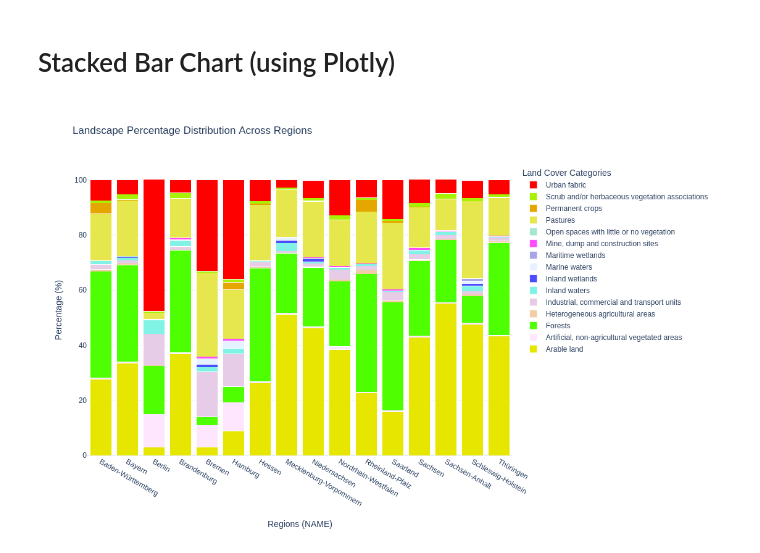
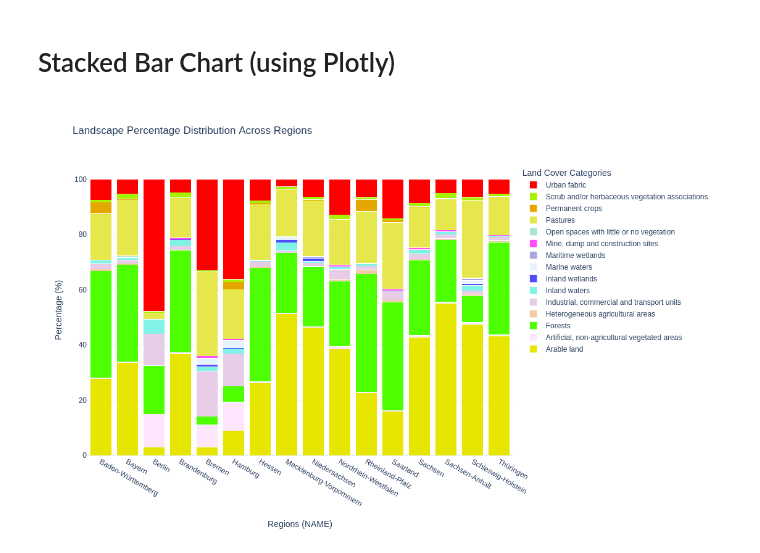
Before and after one commit to Nimrod51/landcover-zonal-statistics, a Jupyter notebook: Landcover Zonal Statistics.ipynb, the cells around one changed output. Drawn from its saved outputs; the diff is of its cells as text; code cells hidden in the pictures.

Commit message:
group into functions

```diff
--- a/Landcover Zonal Statistics.ipynb
+++ b/Landcover Zonal Statistics.ipynb
@@ -38,20 +42,15 @@ histogram_columns = [col for col in zonal_histogram.columns if col.startswith("H
 # %%
 # Transpose and keep 'NAME' for context
 zonal_histogram_long = zonal_histogram.melt(
-    id_vars=["NAME"],
-    value_vars=histogram_columns,
-    var_name="HISTO",
-    value_name="PixelCount"
-)
+    id_vars=["NAME"], value_vars=histogram_columns, var_name="HISTO", value_name="PixelCount")
 # %%
 # Extract the numeric part of HISTO (e.g., HISTO_1 -> 1)
 zonal_histogram_long["GRID_CODE"] = zonal_histogram_long["HISTO"].str.extract(r"HISTO_(\d+)").astype(int)
 # %%
-# Merge the legend to include all labels
+# Merge with CLC Legend
 zonal_histogram_long = zonal_histogram_long.merge(
     clc_legend[["GRID_CODE", "LABEL1", "LABEL2", "LABEL3"]],
-    how="left",
-    on="GRID_CODE"
+    how="left", on="GRID_CODE"
 )
 # %%
 zonal_histogram_long.head()
@@ -70,12 +70,8 @@ The CORINE dataset has generally three aggregation levels, ranging from `LABEL1
 selected_label = "LABEL2"  # Change to LABEL2 or LABEL3 as needed
 zonal_histogram_long["SelectedLabel"] = zonal_histogram_long[selected_label]
 # %%
-# Aggregation (Using SelectedLabel)
-aggregated_data = (
-    zonal_histogram_long
-    .groupby(["NAME", "SelectedLabel"], as_index=False)
-    .agg({"PixelCount": "sum"})
-)
+# Step 4: Aggregate Data
+aggregated_data = zonal_histogram_long.groupby(["NAME", "SelectedLabel"], as_index=False).agg({"PixelCount": "sum"})
 # %%
 # Drop records where PixelCount is 0
 aggregated_data = aggregated_data[aggregated_data["PixelCount"] > 0]
@@ -237,56 +188,39 @@ plt.show()
 # %% [markdown]
 # Stacked Bar Chart (using Plotly)
 # %%
-import pandas as pd
-import plotly.graph_objects as go
+# Step 8: Plot Stacked Bar Chart (Plotly)
+def plot_stacked_bar_chart_plotly(aggregated_data, clc_legend, selected_label):
+    unique_labels = aggregated_data["SelectedLabel"].unique()
+    filtered_legend = clc_legend[clc_legend[selected_label].isin(unique_labels)]
 
-# Step 1: Ensure `PixelPercentage` exists
-if "PixelPercentage" not in aggregated_data.columns:
-    total_pixels_by_region = aggregated_data.groupby("NAME")["PixelCount"].transform("sum")
-    aggregated_data["PixelPercentage"] = (aggregated_data["PixelCount"] / total_pixels_by_region) * 100
+    def parse_rgb(rgb_str):
+        return f"rgb({','.join(rgb_str.split('-'))})"
 
-# Step 2: Filter `filtered_legend` and match labels to colors
-unique_labels = aggregated_data["SelectedLabel"].unique()
-filtered_legend = clc_legend[clc_legend[selected_label].isin(unique_labels)]
+    filtered_legend["RGB_Tuple"] = filtered_legend["RGB"].apply(parse_rgb)
+    label_to_color = dict(zip(filtered_legend[selected_label], filtered_legend["RGB_Tuple"]))
 
-def parse_rgb(rgb_str):
-    rgb = list(map(int, rgb_str.split("-")))
-    return f"rgb({rgb[0]}, {rgb[1]}, {rgb[2]})"
+    pivot_data_percentage = aggregated_data.pivot(
+        index="NAME", columns="SelectedLabel", values="PixelPercentage"
+    ).fillna(0)
 
-filtered_legend["RGB_Tuple"] = filtered_legend["RGB"].apply(parse_rgb)
-label_to_color = dict(zip(filtered_legend[selected_label], filtered_legend["RGB_Tuple"]))
+    fig = go.Figure()
 
-# Step 3: Pivot data for the stacked bar chart
-pivot_data_percentage = aggregated_data.pivot(
-    index="NAME", columns="SelectedLabel", values="PixelPercentage"
-).fillna(0)
+    for label in pivot_data_percentage.columns:
+        fig.add_trace(go.Bar(
+            x=pivot_data_percentage.index, y=pivot_data_percentage[label],
+            name=label, marker_color=label_to_color[label],
+            hovertemplate="%{y:.2f}%",  # Format hover label with 1 decimal place and percentage sign
+        ))
 
-# Step 4: Create the interactive plot
-fig = go.Figure()
+    fig.update_layout(
+        height=700, width=1000, barmode='stack', title="Landscape Percentage Distribution Across Regions",
+        xaxis_title="Regions (NAME)", yaxis_title="Percentage (%)", legend_title="Land Cover Categories",
+        hovermode="x unified", template="plotly_white"
+    )
 
-for label in pivot_data_percentage.columns:
-    fig.add_trace(go.Bar(
-        x=pivot_data_percentage.index,
-        y=round(pivot_data_percentage[label],1) ,
-        name=label,
-        marker_color=label_to_color[label],
-        hoverinfo='x+y+name'  # Shows region, percentage, and label (e.g., "Arable land")
-    ))
+    fig.show()
 
-# Step 5: Customize layout
-fig.update_layout(
-    height=700,  # Adjust height to make the bars taller
-    width=1000,   # Adjust width for better aspect ratio
-    barmode='stack',
-    title="Landscape Percentage Distribution Across Regions",
-    xaxis_title="Regions (NAME)",
-    yaxis_title="Percentage (%)",
-    legend_title="Land Cover Categories",
-    hovermode="x unified",  # Ensures hover info shows all stacked categories for a region
-    template="plotly_white"
-)
-
-# Show the plot
-fig.show()
+# Plot stacked bar chart (Plotly)
+plot_stacked_bar_chart_plotly(aggregated_data, clc_legend, selected_label)
 # %% [output]
-[figure, old version]
+[figure, new version]
```
Also changed, not shown: parts of 8 cells of this notebook, 2 other files.
